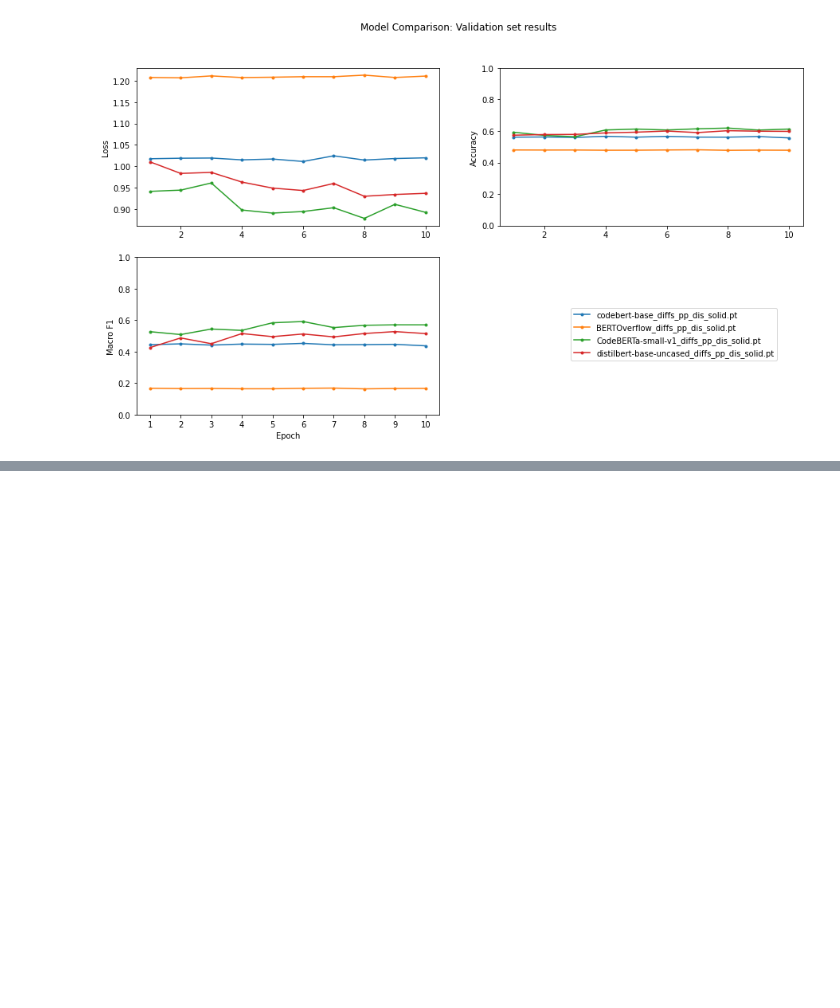
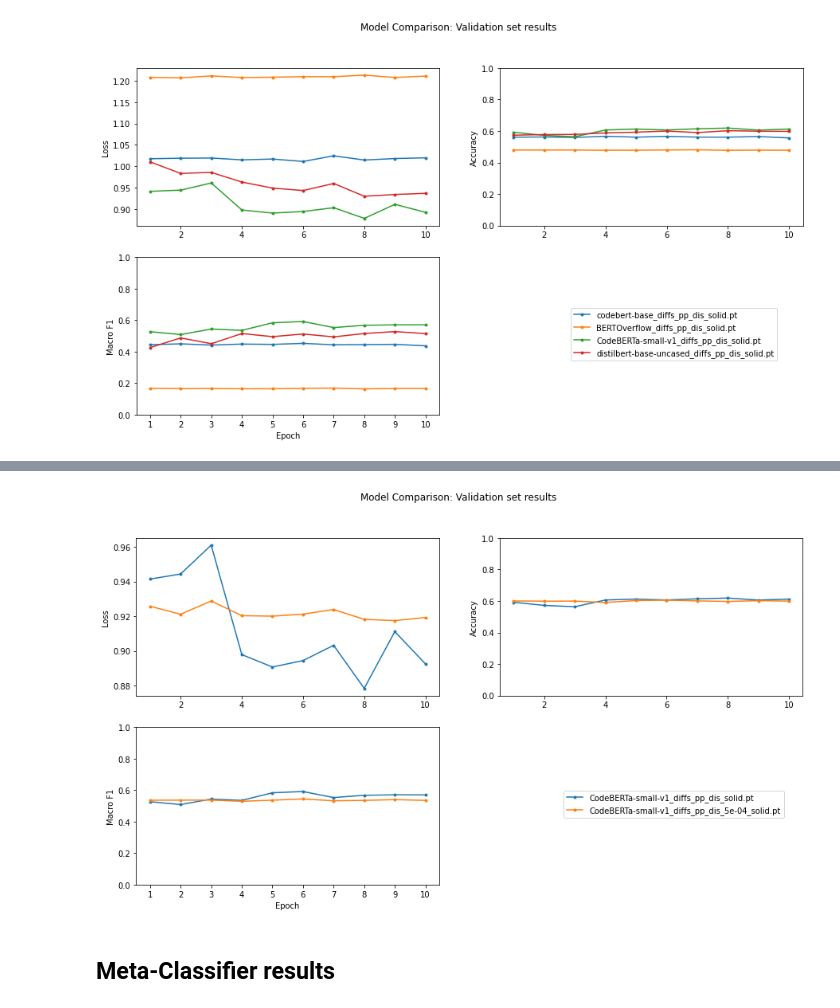
Before and after one commit to backtick-se/docks-master-thesis, a Jupyter notebook: notebooks/transformer_eval.ipynb, the cells around one changed output, grey strips where cells are left out. Saved outputs shown, nothing was run; the diff lists cells and outputs as text; code cells hidden in the pictures; blank space fills up the shorter version.

Commit message:
results

```diff
--- a/notebooks/transformer_eval.ipynb
+++ b/notebooks/transformer_eval.ipynb
@@ -367,0 +349,9 @@ non-functional       0.62      0.09      0.16       228
+# %%
+compare(
+    'CodeBERTa-small-v1_diffs_pp_dis_solid.pt',
+    'CodeBERTa-small-v1_diffs_pp_dis_5e-04_solid.pt'
+)
+# %% [output]
+[figure, added]
+# %% [markdown]
+## Meta-Classifier results
```
Also changed, not shown: parts of 11 cells of this notebook, 1 other file.
